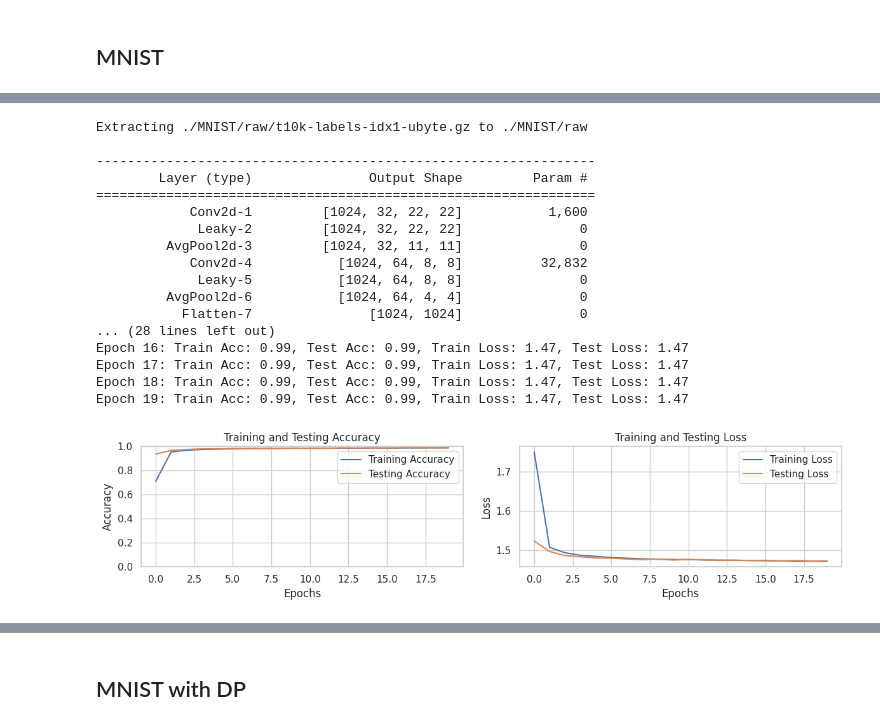
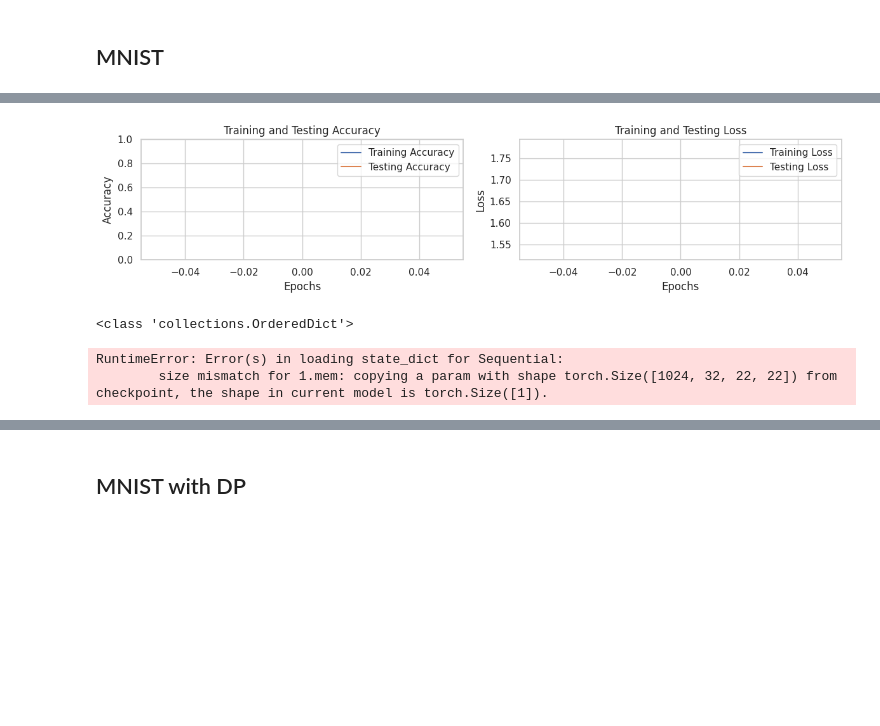
Before and after one commit to chardiwall/DPSNN, a Jupyter notebook: DPSNN.ipynb, the cells around one changed output, grey strips where cells are left out. Drawn from its saved outputs; the diff is of its cells as text; code cells hidden in the pictures; blank space fills up the shorter version.

```diff
--- a/DPSNN.ipynb
+++ b/DPSNN.ipynb
@@ -385,9 +386,9 @@ def fetch_model(model_name = 'mnist', show_summary = True, batch_size = -1):
 
 
     # If requested, print a summary of the model showing layer details, output shapes, and parameter counts
-    if show_summary:
-        input_size = (2, 34, 34) if model_name in ['nmnist', 'cifar-10-dvs'] else (1, 28, 28)
-        summary(net, input_size = input_size, batch_size = batch_size, device = str(device))
+    # if show_summary:
+    #     input_size = (2, 34, 34) if model_name in ['nmnist', 'cifar-10-dvs'] else (1, 28, 28)
+    #     summary(net, input_size = input_size, batch_size = batch_size, device = str(device))
 
     return net
 # %% [markdown]
@@ -576,7 +578,7 @@ dp = {
     'target_ep': 3,
 }
 # %%
-mnist_net, mnist_net_history = train_network(dataset_name = 'mnist', lr = 0.005, epochs = 20, batch_size = 1024)
+mnist_net, mnist_net_history = train_network(dataset_name = 'mnist', lr = 0.005, epochs = 1, batch_size = 1024)
 
 plot_training_history(mnist_net_history)
 # %% [output]
@@ -597,18 +586 @@ Downloading http://yann.lecun.com/exdb/mnist/t10k-labels-idx1-ubyte.gz to ./MNIS
-Extracting ./MNIST/raw/t10k-labels-idx1-ubyte.gz to ./MNIST/raw
-
-----------------------------------------------------------------
-        Layer (type)               Output Shape         Param #
-================================================================
-            Conv2d-1         [1024, 32, 22, 22]           1,600
-             Leaky-2         [1024, 32, 22, 22]               0
-         AvgPool2d-3         [1024, 32, 11, 11]               0
-            Conv2d-4           [1024, 64, 8, 8]          32,832
-             Leaky-5           [1024, 64, 8, 8]               0
-         AvgPool2d-6           [1024, 64, 4, 4]               0
-           Flatten-7               [1024, 1024]               0
-... (28 lines left out)
-Epoch 16: Train Acc: 0.99, Test Acc: 0.99, Train Loss: 1.47, Test Loss: 1.47
-Epoch 17: Train Acc: 0.99, Test Acc: 0.99, Train Loss: 1.47, Test Loss: 1.47
-Epoch 18: Train Acc: 0.99, Test Acc: 0.99, Train Loss: 1.47, Test Loss: 1.47
-Epoch 19: Train Acc: 0.99, Test Acc: 0.99, Train Loss: 1.47, Test Loss: 1.47
-[figure, old version]
+[figure, new version]
@@ -614,0 +590,52 @@ Epoch 19: Train Acc: 0.99, Test Acc: 0.99, Train Loss: 1.47, Test Loss: 1.47
+# %%
+net = fetch_model()
+with open('mnist0.pkl', 'rb') as file:
+  obj = pickle.load(file)
+  print(type(obj))
+  # net.load_state_dict(obj, strict=False)
+# %% [output]
+<class 'collections.OrderedDict'>
+# %%
+net = fetch_model()
+# train, test = fetch_data(batch_size=1024)
+# X, y = next(iter(test))
+
+# loss = SF.ce_rate_loss()
+
+# net.eval()
+# test_acc, test_loss, test_acc_total = 0, 0, 0
+
+# with torch.inference_mode():
+#   X, y = X.to(device), y.to(device)
+
+#   spk_rec, _ = fwrd_pass(net, 10, X)
+
+#   loss_val = loss(spk_rec, y)
+
+#   test_acc += SF.accuracy_rate(spk_rec, y) * spk_rec.size(1)
+#   test_acc_total += spk_rec.size(1)
+#   test_loss += loss_val.item()
+#   print(f'Test Acc: {test_acc / test_acc_total:.2f}, Test Loss: {test_loss / 64:.2f}')
+
+with open('mnist0.pkl', 'rb') as file:
+  obj = pickle.load(file)
+  for name, param in obj.items():
+    net.load_state_dict({name : param.clone()}, strict = False)
+
+  net.eval()
+  test_acc, test_loss, test_acc_total = 0, 0, 0
+
+  with torch.inference_mode():
+    X, y = X.to(device), y.to(device)
+
+    spk_rec, _ = fwrd_pass(net, 10, X)
+
+    loss_val = loss(spk_rec, y)
+
+    test_acc += SF.accuracy_rate(spk_rec, y) * spk_rec.size(1)
+    test_acc_total += spk_rec.size(1)
+    test_loss += loss_val.item()
+    print(f'Test Acc: {test_acc / test_acc_total:.2f}, Test Loss: {test_loss / 64:.2f}')
+# %% [output]
+RuntimeError: Error(s) in loading state_dict for Sequential:
+        size mismatch for 1.mem: copying a param with shape torch.Size([1024, 32, 22, 22]) from checkpoint, the shape in current model is torch.Size([1]).
```
Also changed, not shown: parts of 7 cells of this notebook.
